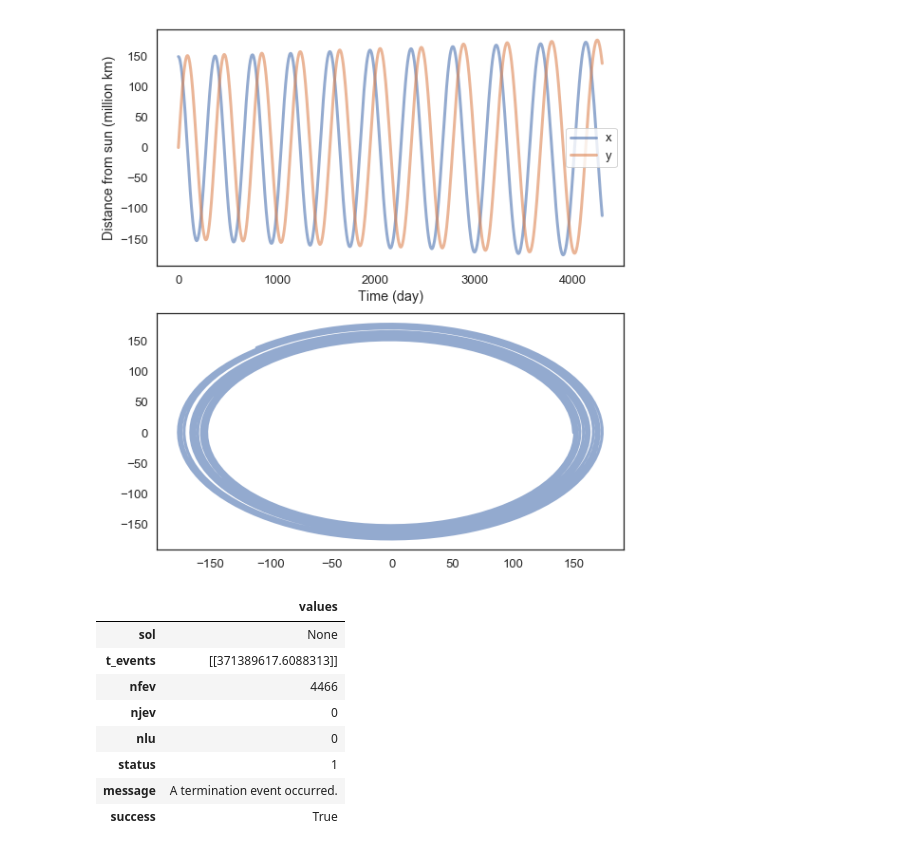
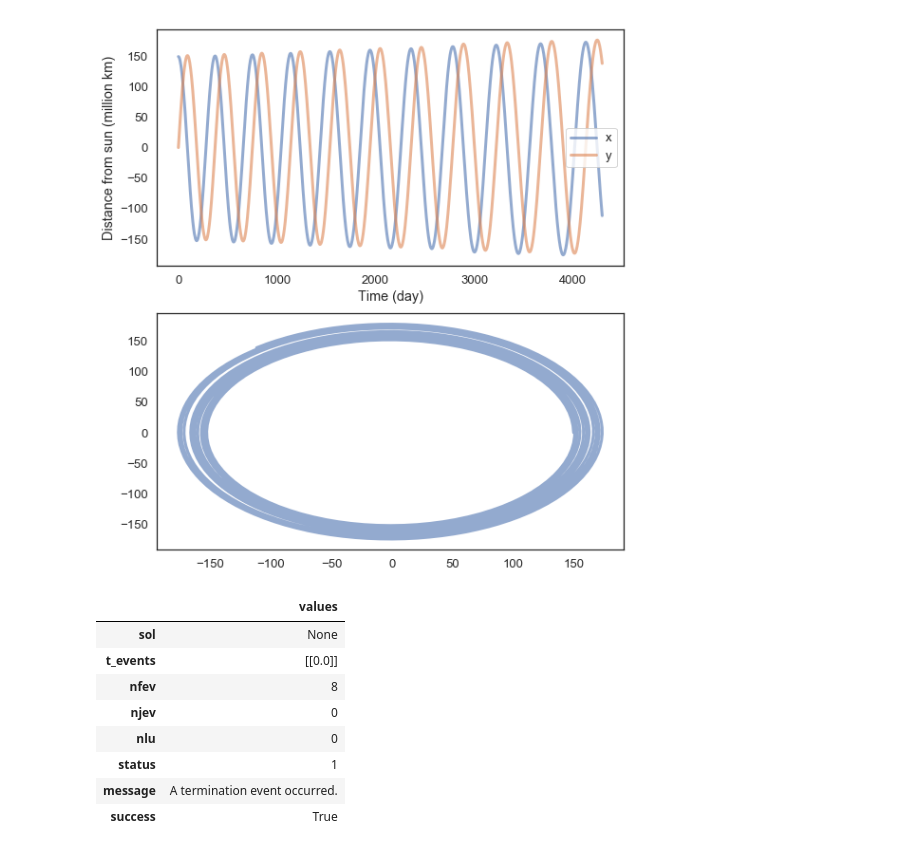
Before and after one commit to mpatil99/ModSimPy, a Jupyter notebook: code/orbit_homework.ipynb, the cells around one changed output. Drawn from its saved outputs; the diff is of its cells as text; code cells hidden in the pictures.

```diff
--- a/code/orbit_homework.ipynb
+++ b/code/orbit_homework.ipynb
@@ -138,18 +138,16 @@ def event_func2(state, t, system):
     """
     x,y,vx,vy = state
     position = Vector(x, y) * m
-    if(position.y == 1 and vy >0):
-        return 0;
-    else:
-        return 1;
+    return y
 # %%
-results, details = run_ode_solver(system, slope_func, events=event_func)
+event_func2.direction = +1
+results, details = run_ode_solver(system, slope_func, events=event_func2)
 details
 # %% [output]
 |  | values |
 | sol | None |
-| t_events | [[371389617.6088313]] |
-| nfev | 4466 |
+| t_events | [[0.0]] |
+| nfev | 8 |
 | njev | 0 |
 | nlu | 0 |
 | status | 1 |
```
Also changed, not shown: parts of 3 cells of this notebook, 10 other files.
